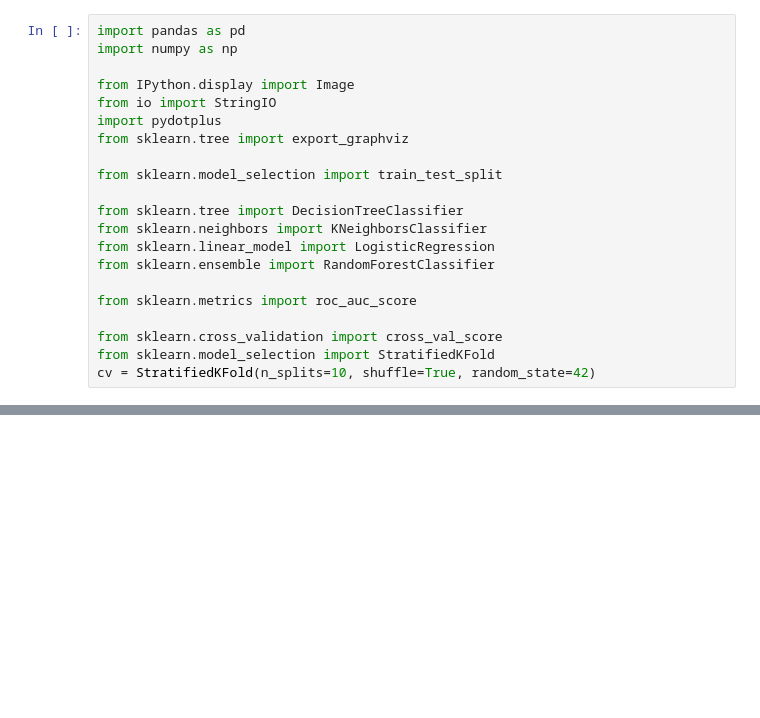
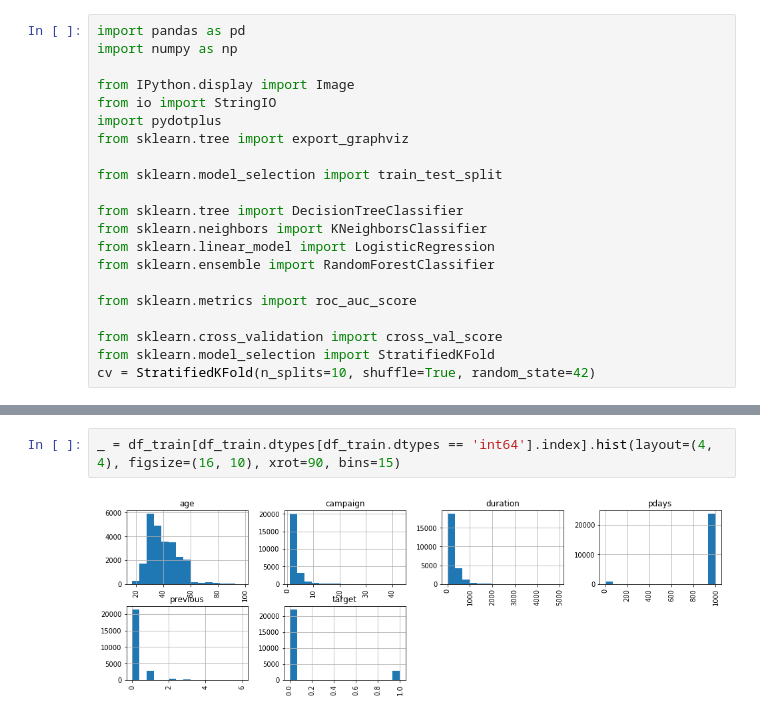
Before and after one commit to sm1ly/sfml, a Jupyter notebook: hw_03/hw_03_team03.ipynb, the cells around one changed output, grey strips where cells are left out. Cells and saved outputs as stored; diff of their text form; blank space fills up the shorter version.

```diff
--- a/hw_03/hw_03_team03.ipynb
+++ b/hw_03/hw_03_team03.ipynb
@@ -278,0 +36,4 @@ result['target'].to_csv('submit.csv', header=['target'])
+# %%
+_ = df_train[df_train.dtypes[df_train.dtypes == 'int64'].index].hist(layout=(4, 4), figsize=(16, 10), xrot=90, bins=15)
+# %% [output]
+[figure, added]
```
Also changed, not shown: parts of 63 cells of this notebook, 1 other file.
